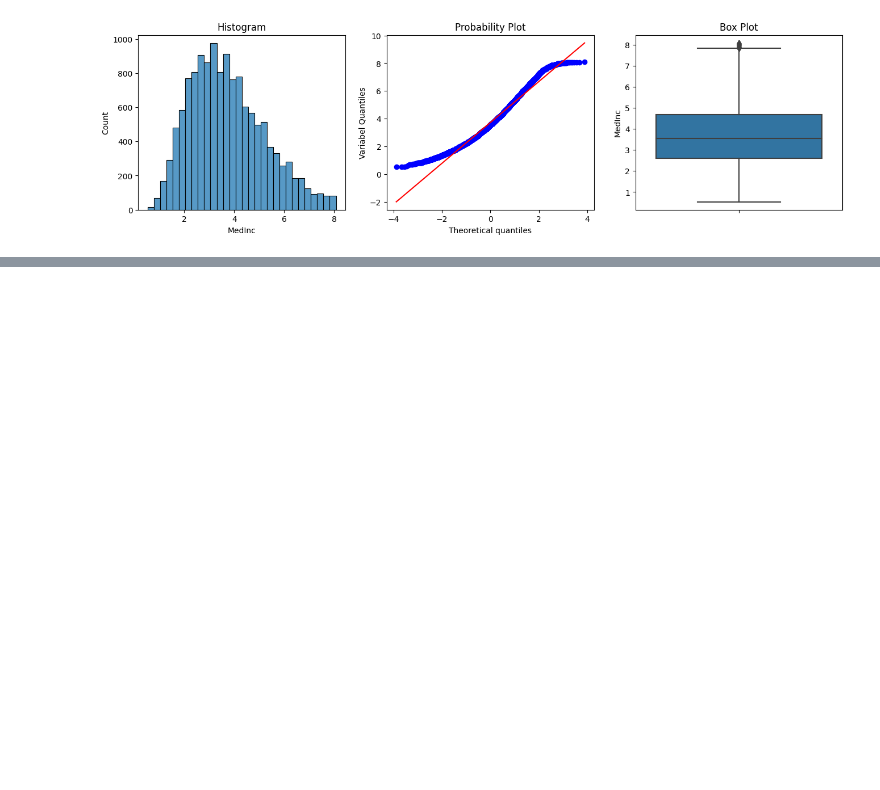
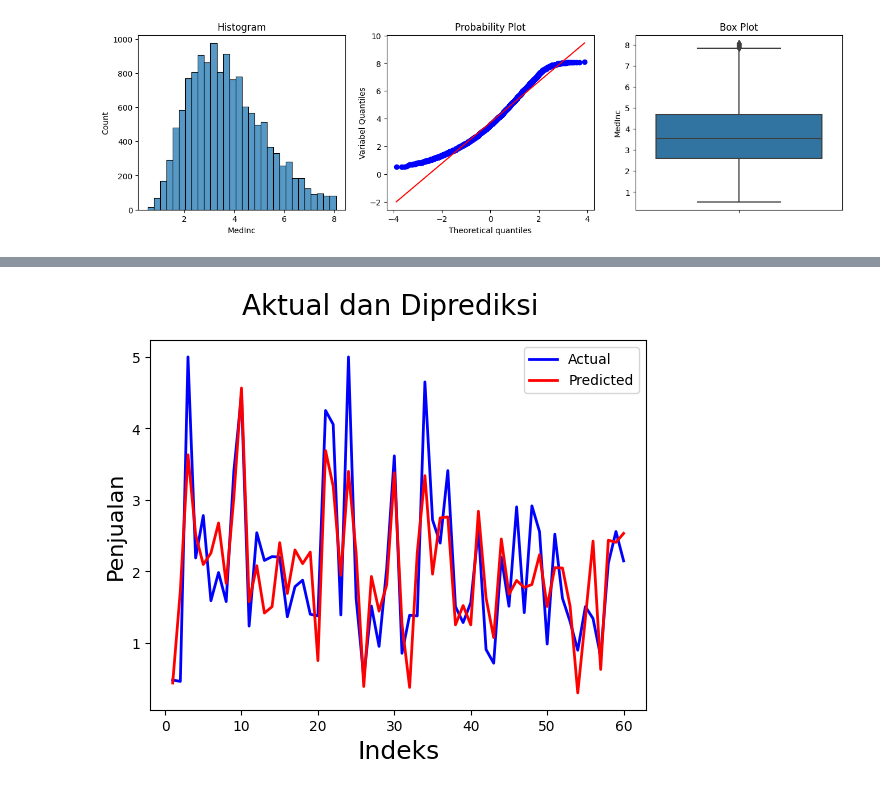
Before and after one commit to muliasijabat/California_hause_price, a Jupyter notebook: EDA.ipynb, the cells around one changed output, grey strips where cells are left out. Drawn from its saved outputs; the diff is of its cells as text; code cells hidden in the pictures; blank space fills up the shorter version.

```diff
--- a/EDA.ipynb
+++ b/EDA.ipynb
@@ -275,0 +284,3 @@ Explanatory Data Analyst
+# %%
+x_train = boston_train.drop(columns='house_price')
+y_train = boston_train['house_price']
@@ -275,0 +290,3 @@ Explanatory Data Analyst
+# %%
+LR = LinearRegression()
+LR.fit(x_train, y_train)
@@ -275,0 +304,5 @@ Explanatory Data Analyst
+# %%
+x_test = test.drop(columns='house_price')
+y_test = test['house_price']
+# %%
+y_pred = LR.predict(x_test)
@@ -275,0 +337,14 @@ Explanatory Data Analyst
+# %%
+c = range(1, 61)  # Membuat indeks
+
+# Pilih hanya 60 elemen pertama dari y_pred dan y_test untuk diplot
+fig = plt.figure()
+plt.plot(c, y_test[:60], color="blue", linewidth=2, linestyle="-", label="Actual")
+plt.plot(c, y_pred[:60], color="red", linewidth=2, linestyle="-", label="Predicted")
+fig.suptitle('Aktual dan Diprediksi', fontsize=20)  # Judul plot
+plt.xlabel('Indeks', fontsize=18)  # Label X
+plt.ylabel('Penjualan', fontsize=16)  # Label Y
+plt.legend()  # Menambahkan legenda
+plt.show()
+# %% [output]
+[figure, added]
```
Also changed, not shown: parts of 30 cells of this notebook.
